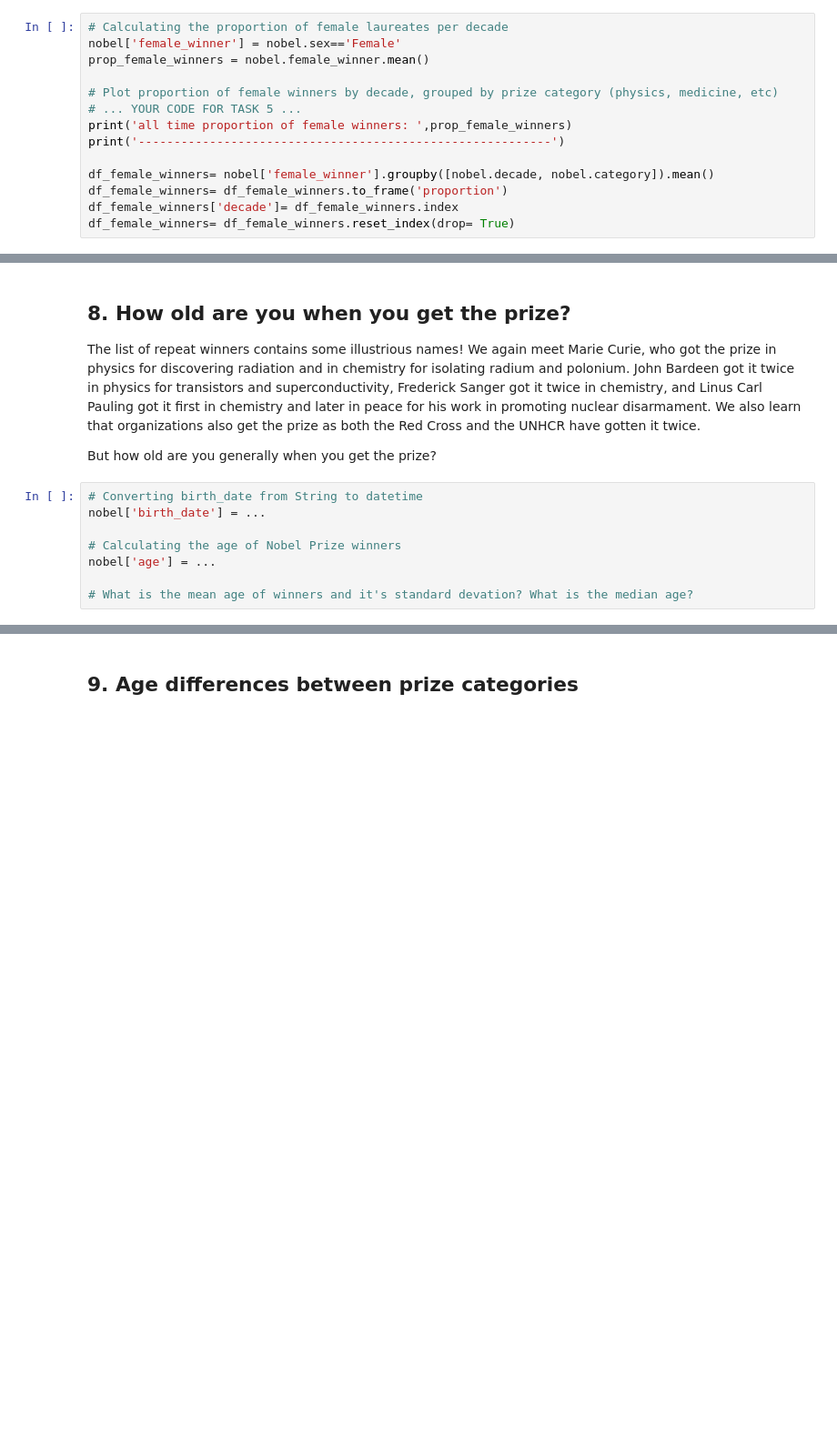
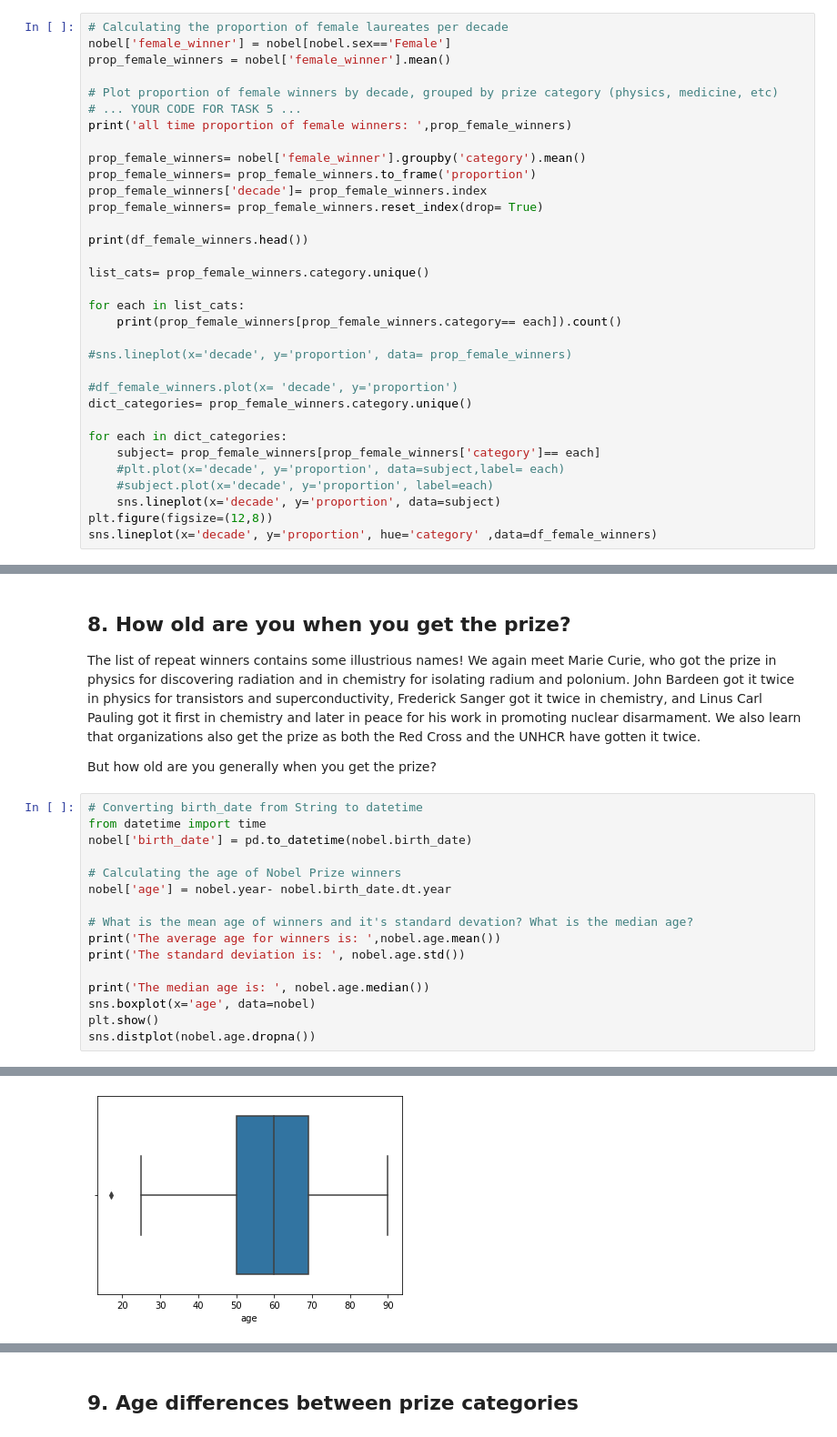
Before and after one commit to boitshepo97/nobel-prize-winners, a Jupyter notebook: nobelprizewinners.ipynb, the cells around one changed output, grey strips where cells are left out. Shown at 91% size. Drawn from its saved outputs; the diff is of its cells as text; blank space fills up the shorter version.

```diff
--- a/nobelprizewinners.ipynb
+++ b/nobelprizewinners.ipynb
@@ -142,15 +163,34 @@ What can you conclude from the graph?
 # %%
 # Calculating the proportion of female laureates per decade
-nobel['female_winner'] = nobel.sex=='Female'
-prop_female_winners = nobel.female_winner.mean()
+nobel['female_winner'] = nobel[nobel.sex=='Female']
+prop_female_winners = nobel['female_winner'].mean()
 
 # Plot proportion of female winners by decade, grouped by prize category (physics, medicine, etc)
 # ... YOUR CODE FOR TASK 5 ...
 print('all time proportion of female winners: ',prop_female_winners)
-print('----------------------------------------------------------')
 
-df_female_winners= nobel['female_winner'].groupby([nobel.decade, nobel.category]).mean()
-df_female_winners= df_female_winners.to_frame('proportion')
-df_female_winners['decade']= df_female_winners.index
-df_female_winners= df_female_winners.reset_index(drop= True)
+prop_female_winners= nobel['female_winner'].groupby('category').mean()
+prop_female_winners= prop_female_winners.to_frame('proportion')
+prop_female_winners['decade']= prop_female_winners.index
+prop_female_winners= prop_female_winners.reset_index(drop= True)
+
+print(df_female_winners.head())
+
+list_cats= prop_female_winners.category.unique()
+
+for each in list_cats:
+    print(prop_female_winners[prop_female_winners.category== each]).count()
+
+#sns.lineplot(x='decade', y='proportion', data= prop_female_winners)
+
+#df_female_winners.plot(x= 'decade', y='proportion')
+dict_categories= prop_female_winners.category.unique()
+
+for each in dict_categories:
+    subject= prop_female_winners[prop_female_winners['category']== each]
+    #plt.plot(x='decade', y='proportion', data=subject,label= each)
+    #subject.plot(x='decade', y='proportion', label=each)
+    sns.lineplot(x='decade', y='proportion', data=subject)
+plt.figure(figsize=(12,8))
+sns.lineplot(x='decade', y='proportion', hue='category' ,data=df_female_winners)
 # %% [output]
@@ -188,9 +252,18 @@ How many people have received 2 or more prizes?
 <p>But how old are you generally when you get the prize?</p>
 # %%
 # Converting birth_date from String to datetime
-nobel['birth_date'] = ...
+from datetime import time
+nobel['birth_date'] = pd.to_datetime(nobel.birth_date)
 
 # Calculating the age of Nobel Prize winners
-nobel['age'] = ...
+nobel['age'] = nobel.year- nobel.birth_date.dt.year
 
 # What is the mean age of winners and it's standard devation? What is the median age?
+print('The average age for winners is: ',nobel.age.mean())
+print('The standard deviation is: ', nobel.age.std())
+
+print('The median age is: ', nobel.age.median())
+sns.boxplot(x='age', data=nobel)
+plt.show()
+sns.distplot(nobel.age.dropna())
+# %% [output]
@@ -196,0 +273 @@ nobel['age'] = ...
+[figure, added]
```
Also changed, not shown: parts of 8 cells of this notebook.
